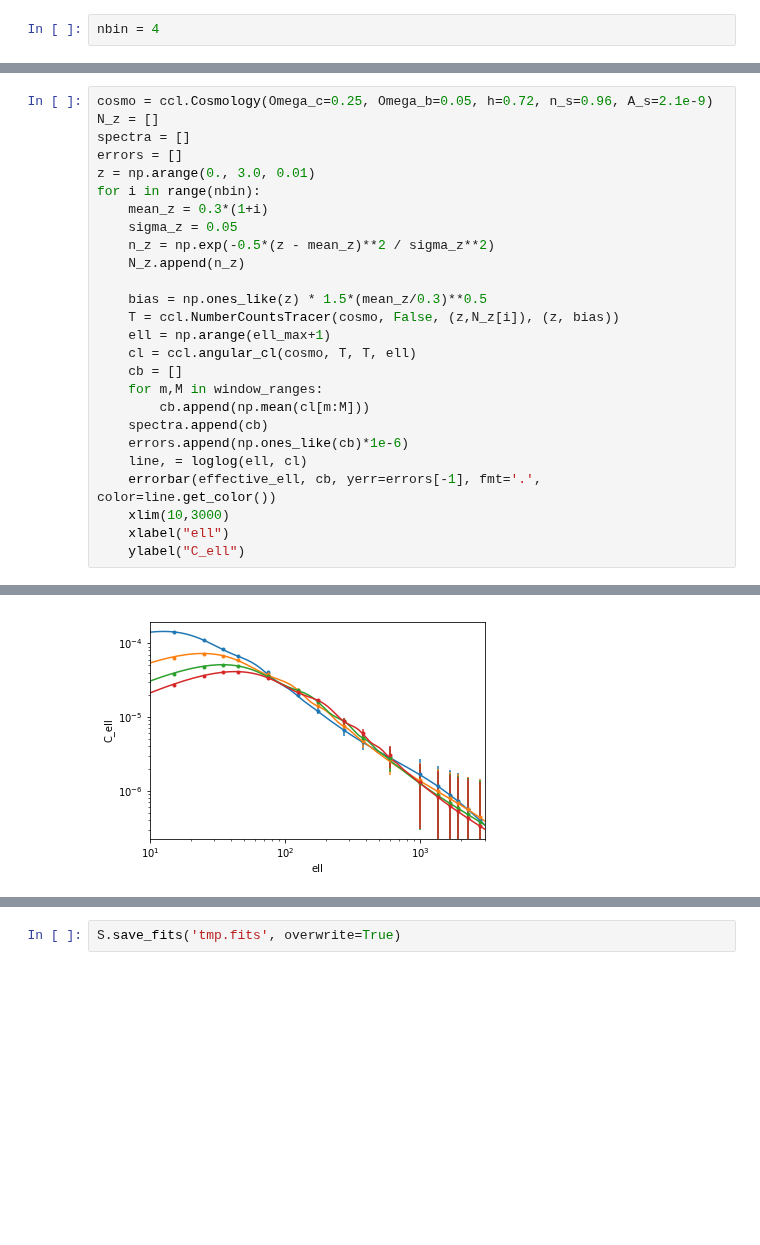
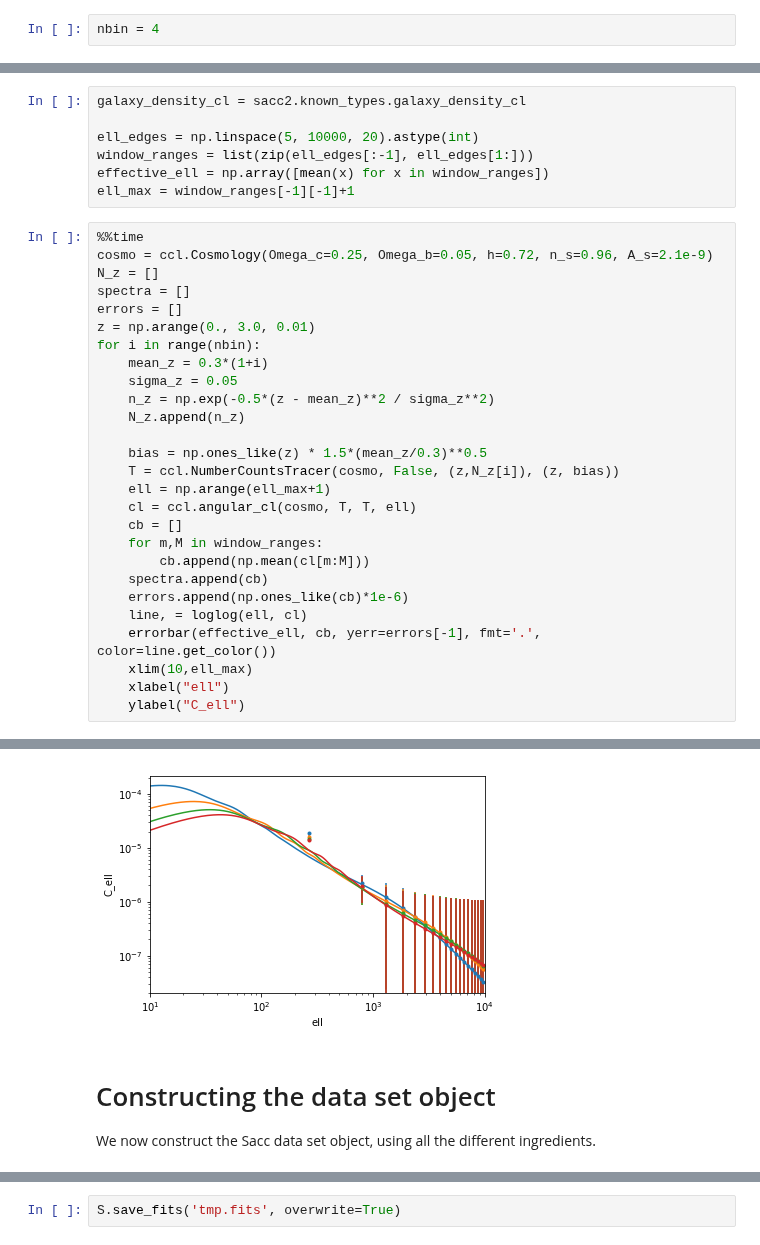
Before and after one commit to LSSTDESC/sacc, a Jupyter notebook: examples/notebooks/create-sacc2.ipynb, the cells around one changed output, grey strips where cells are left out. Saved outputs shown, nothing was run; the diff lists cells and outputs as text; blank space fills up the shorter version.

```diff
--- a/examples/notebooks/create-sacc2.ipynb
+++ b/examples/notebooks/create-sacc2.ipynb
@@ -37,4 +20,12 @@ ell_max = window_ranges[-1][-1]
+# %%
+galaxy_density_cl = sacc2.known_types.galaxy_density_cl
+
+ell_edges = np.linspace(5, 10000, 20).astype(int)
+window_ranges = list(zip(ell_edges[:-1], ell_edges[1:]))
+effective_ell = np.array([mean(x) for x in window_ranges])
+ell_max = window_ranges[-1][-1]+1
 # %%
+%%time
 cosmo = ccl.Cosmology(Omega_c=0.25, Omega_b=0.05, h=0.72, n_s=0.96, A_s=2.1e-9)
 N_z = []
 spectra = []
@@ -57,7 +48,7 @@ for i in range(nbin):
     errors.append(np.ones_like(cb)*1e-6)
     line, = loglog(ell, cl)
     errorbar(effective_ell, cb, yerr=errors[-1], fmt='.', color=line.get_color())
-    xlim(10,3000)
+    xlim(10,ell_max)
     xlabel("ell")
     ylabel("C_ell")
 # %% [output]
@@ -64,2 +57,6 @@ for i in range(nbin):
-[figure, old version]
+[figure, new version]
+# %% [markdown]
+# Constructing the data set object
+
+We now construct the Sacc data set object, using all the different ingredients.
 # %%
```
Also changed, not shown: parts of 18 cells of this notebook, 4 other files.
